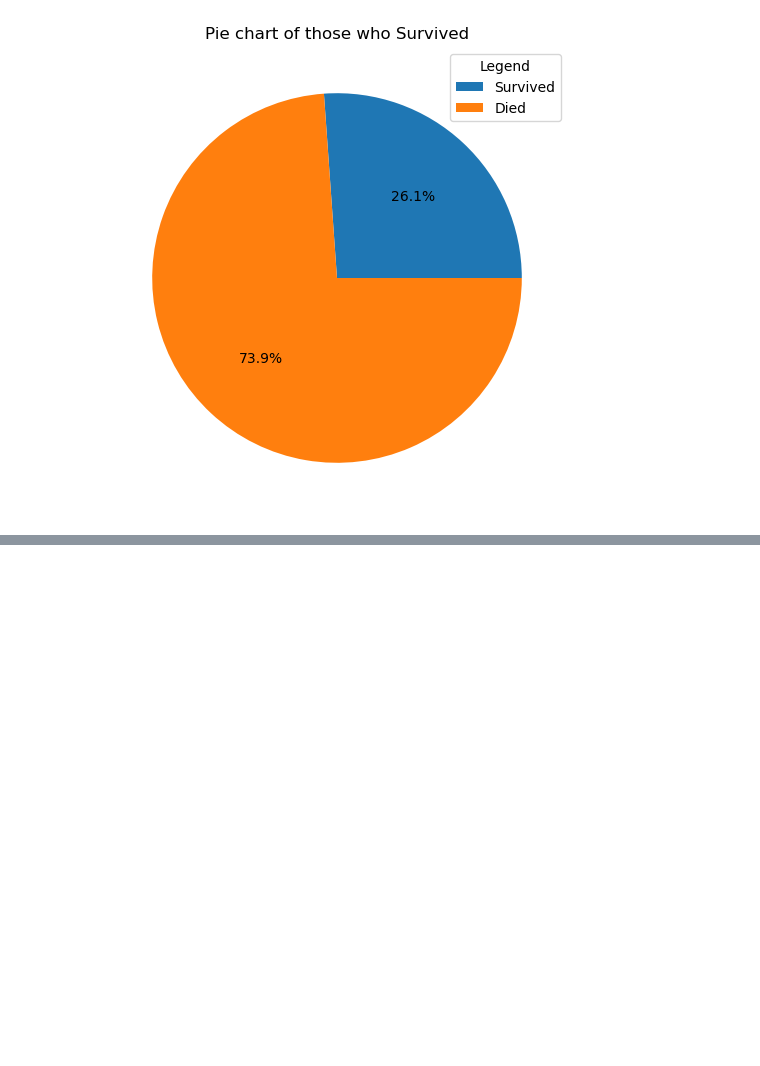
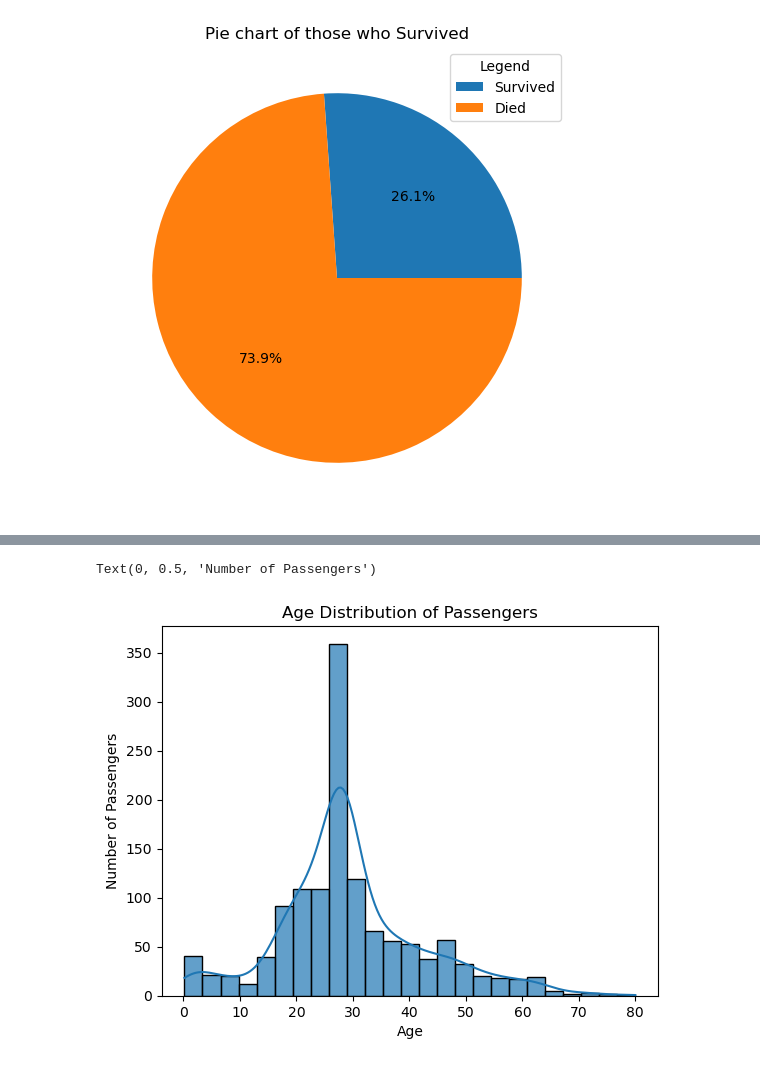
Before and after one commit to mertensblackfyre/data_analysis_projects, a Jupyter notebook: data_analysis/project_4/Untitled.ipynb, the cells around one changed output, grey strips where cells are left out. Cells and saved outputs as stored; diff of their text form; code cells hidden in the pictures; blank space fills up the shorter version.

Commit message:
histplot

```diff
--- a/data_analysis/project_4/Untitled.ipynb
+++ b/data_analysis/project_4/Untitled.ipynb
@@ -70,0 +67,8 @@ df
+# %%
+sns.histplot(data=df, x='Age', bins=25, alpha=0.7, kde=True)
+plt.title('Age Distribution of Passengers')
+plt.xlabel('Age')
+plt.ylabel('Number of Passengers')
+# %% [output]
+Text(0, 0.5, 'Number of Passengers')
+[figure, added]
```
Also changed, not shown: parts of 2 cells of this notebook, 1 other file.
